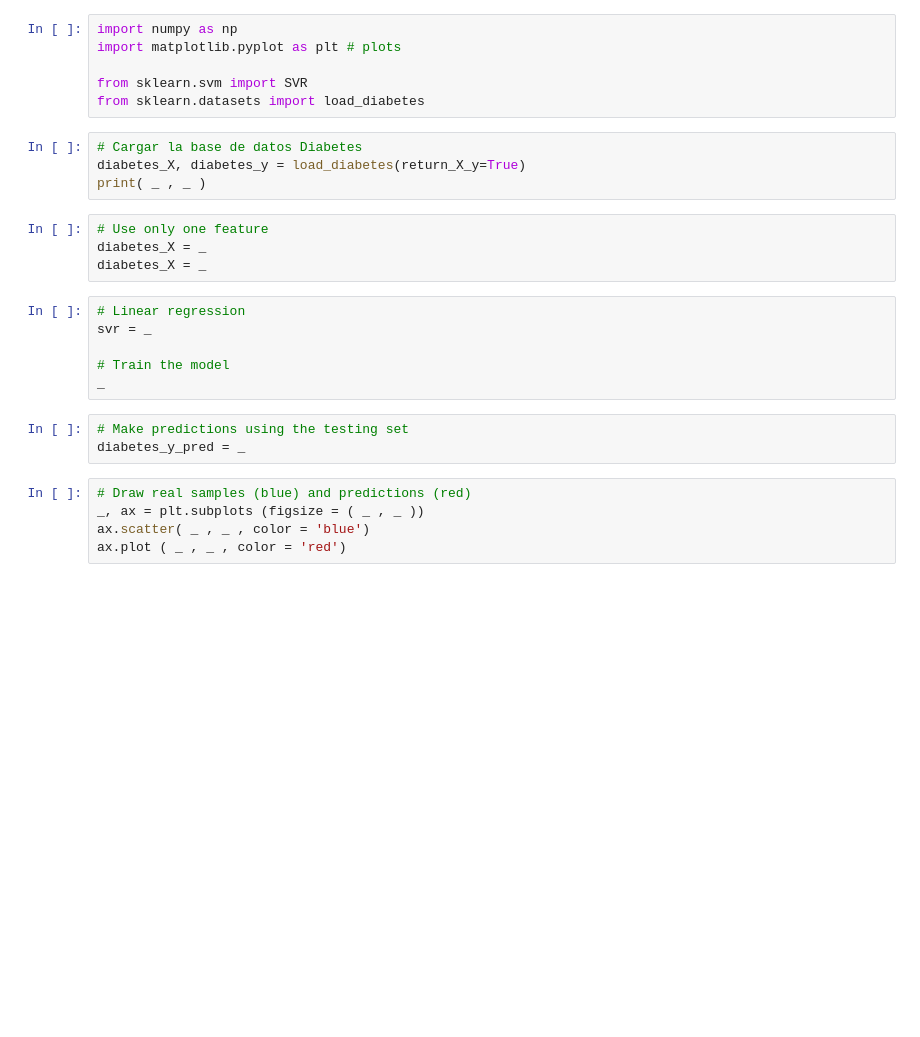
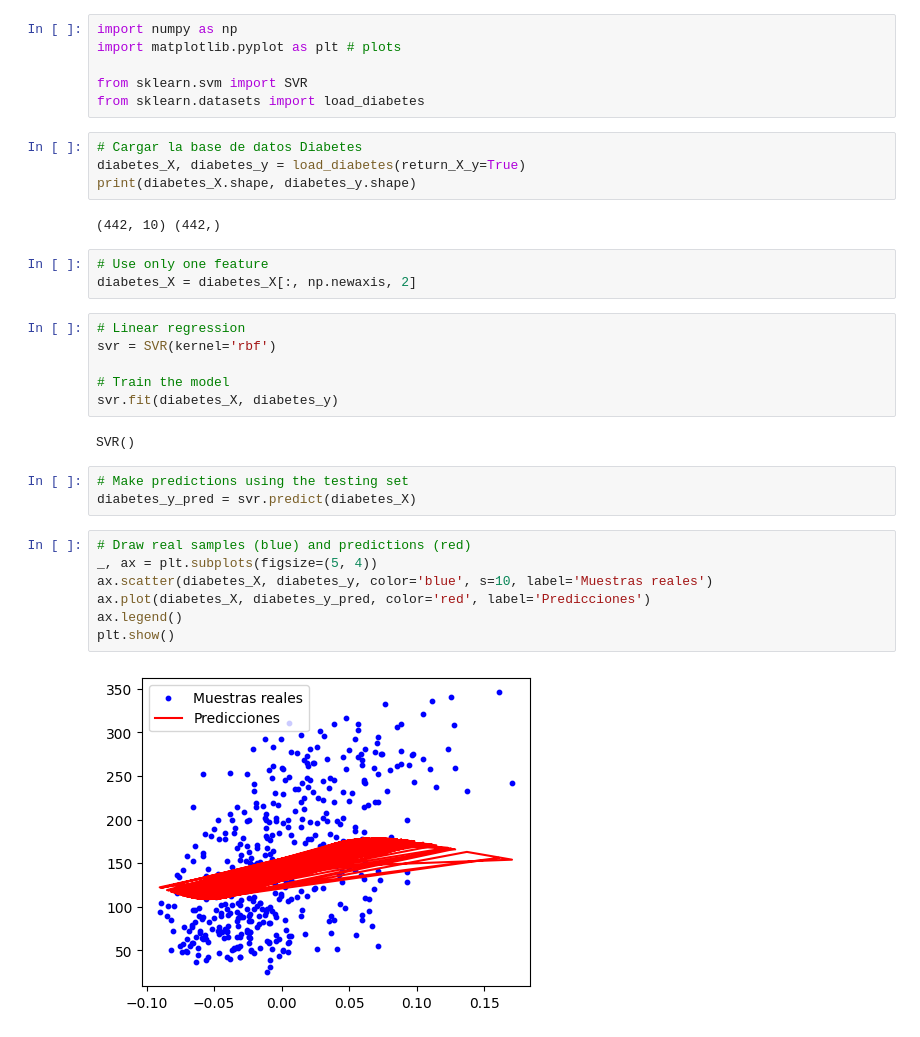
Before and after one commit to yustinbarnet/machine_learning, a Jupyter notebook: Sem_04/SVRkernel.ipynb, the cells around one changed output. Cells and saved outputs as stored; diff of their text form; blank space fills up the shorter version.

```diff
--- a/Sem_04/SVRkernel.ipynb
+++ b/Sem_04/SVRkernel.ipynb
@@ -55,22 +55,29 @@ from sklearn.datasets import load_diabetes
 # %%
 # Cargar la base de datos Diabetes
 diabetes_X, diabetes_y = load_diabetes(return_X_y=True)
-print( _ , _ )
+print(diabetes_X.shape, diabetes_y.shape)
+# %% [output]
+(442, 10) (442,)
 # %%
 # Use only one feature
-diabetes_X = _
-diabetes_X = _
+diabetes_X = diabetes_X[:, np.newaxis, 2]
 # %%
 # Linear regression
-svr = _
+svr = SVR(kernel='rbf')
 
 # Train the model
-_
+svr.fit(diabetes_X, diabetes_y)
+# %% [output]
+SVR()
 # %%
 # Make predictions using the testing set
-diabetes_y_pred = _
+diabetes_y_pred = svr.predict(diabetes_X)
 # %%
 # Draw real samples (blue) and predictions (red)
-_, ax = plt.subplots (figsize = ( _ , _ ))
-ax.scatter( _ , _ , color = 'blue')
-ax.plot ( _ , _ , color = 'red')
+_, ax = plt.subplots(figsize=(5, 4))
+ax.scatter(diabetes_X, diabetes_y, color='blue', s=10, label='Muestras reales')
+ax.plot(diabetes_X, diabetes_y_pred, color='red', label='Predicciones')
+ax.legend()
+plt.show()
+# %% [output]
+[figure, added]
```
